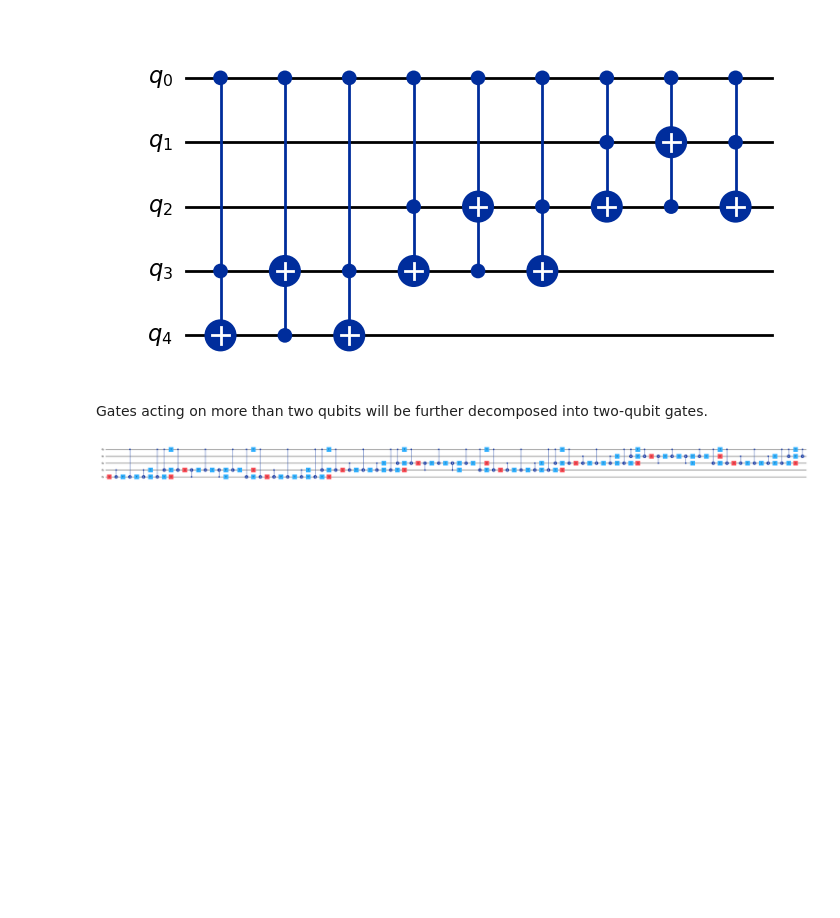
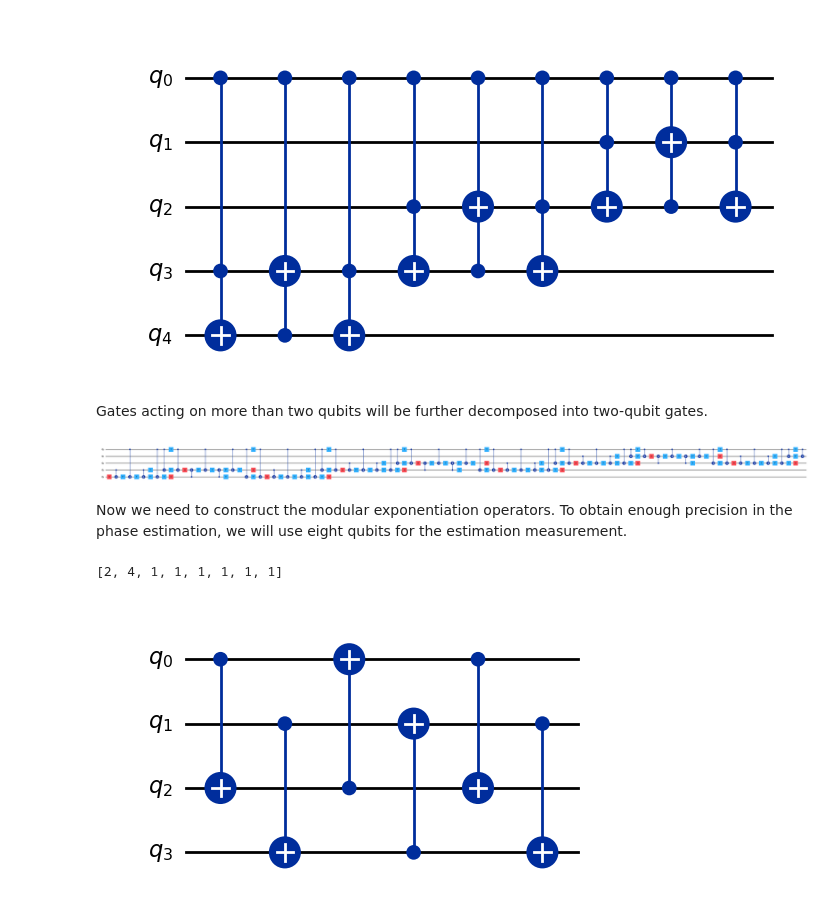
Before and after one commit to raopremrao/Learning-Qiskit-2, a Jupyter notebook: Qiskit in the Classroom/05_Shor's Algorithm/shor_Algorithm.ipynb, the cells around one changed output. Cells and saved outputs as stored; diff of their text form; code cells hidden in the pictures; blank space fills up the shorter version.

```diff
--- a/Qiskit in the Classroom/05_Shor's Algorithm/shor_Algorithm.ipynb
+++ b/Qiskit in the Classroom/05_Shor's Algorithm/shor_Algorithm.ipynb
@@ -85,3 +85,5 @@ Gates acting on more than two qubits will be further decomposed into two-qubit g
 circ.decompose(reps=2).draw(output="mpl", fold=-1)
 # %% [output]
 [figure]
+# %% [markdown]
+Now we need to construct the modular exponentiation operators. To obtain enough precision in the phase estimation, we will use eight qubits for the estimation measurement.
@@ -87,0 +99,32 @@ circ.decompose(reps=2).draw(output="mpl", fold=-1)
+# %%
+k_list = range(8)
+b_list = [a2kmodN(2, k, 15) for k in k_list]
+
+print(b_list)
+# %% [output]
+[2, 4, 1, 1, 1, 1, 1, 1]
+# %%
+def M4mod15():
+    """
+    M4 (mod 15)
+    """
+    b = 4
+    U = QuantumCircuit(4)
+
+    U.swap(1, 3)
+    U.swap(0, 2)
+
+    U = U.to_gate()
+    U.name = f"M_{b}"
+
+    return U
+# %%
+# Get the M4 operator
+M4 = M4mod15()
+
+# Add it to a circuit and plot
+circ = QuantumCircuit(4)
+circ.compose(M4, inplace=True)
+circ.decompose(reps=2).draw(output="mpl", fold=-1)
+# %% [output]
+[figure, added]
```
Also changed, not shown: parts of 4 cells of this notebook.
